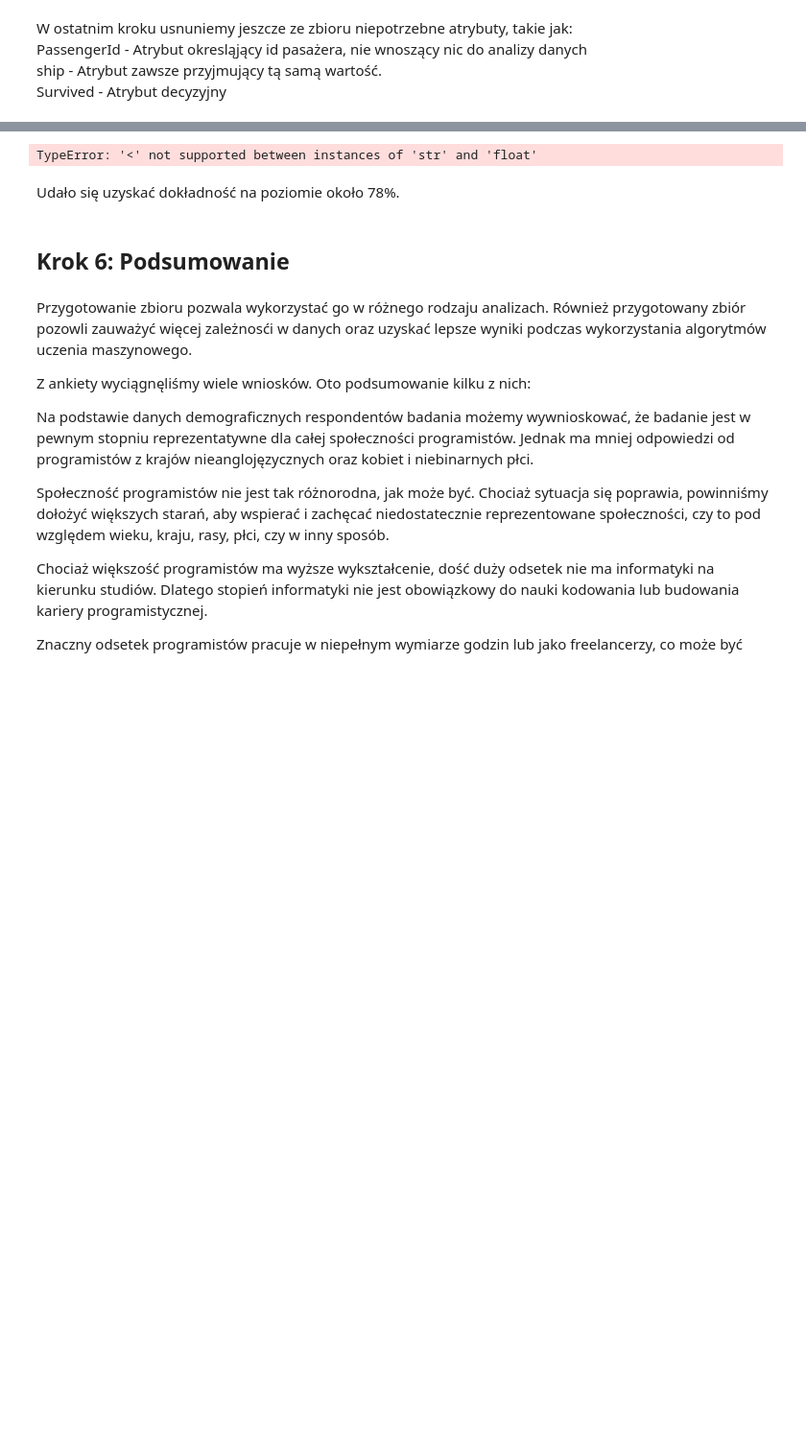
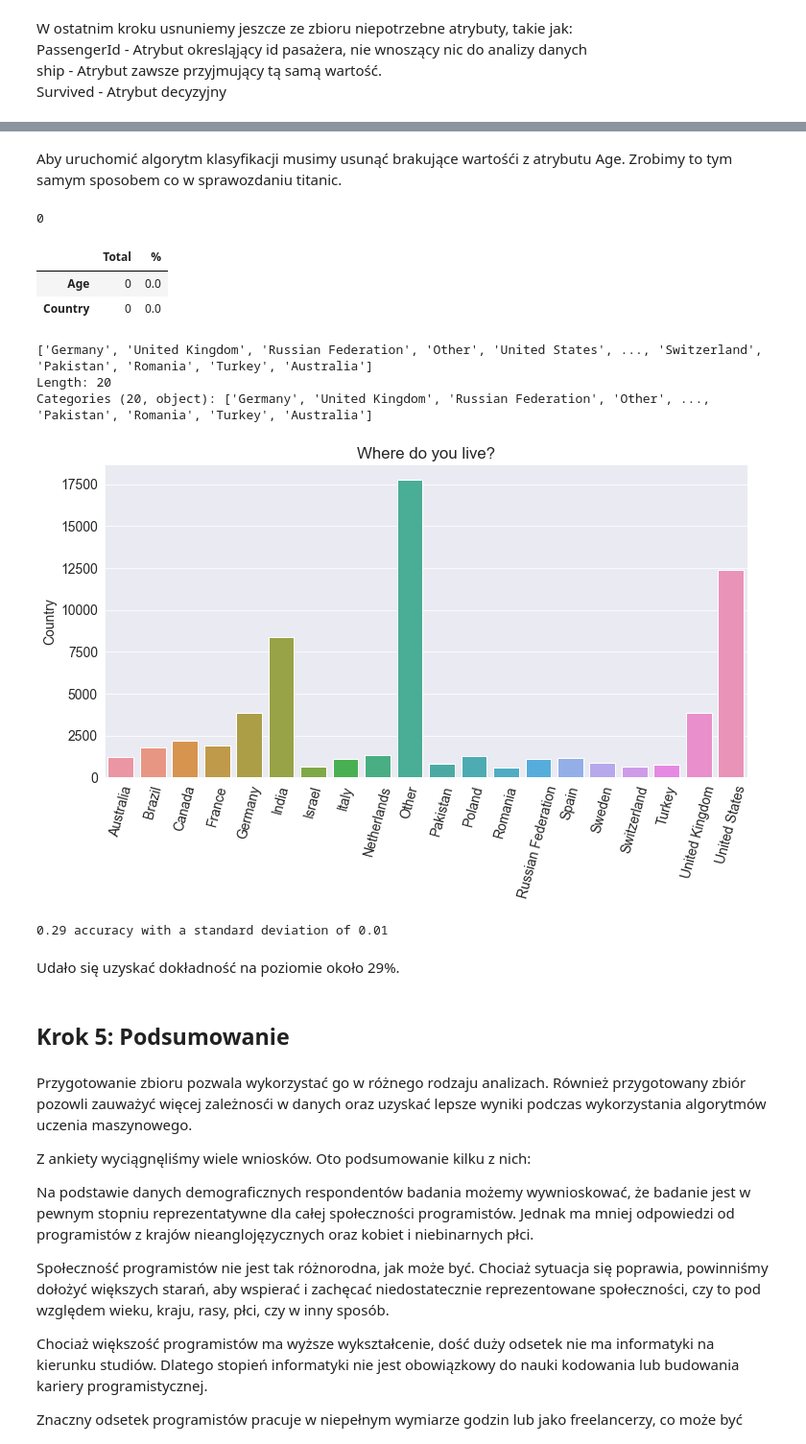
Before and after one commit to Tahimari/siwb_lab_4, a Jupyter notebook: stackoverflow_survey_data_analysis.ipynb, the cells around one changed output, grey strips where cells are left out. Shown: that part at 96% size. Cells and saved outputs as stored; diff of their text form; code cells hidden in the pictures; blank space fills up the shorter version.

```diff
--- a/stackoverflow_survey_data_analysis.ipynb
+++ b/stackoverflow_survey_data_analysis.ipynb
@@ -685,16 +714,84 @@ X_data
+# %% [markdown]
+Aby uruchomić algorytm klasyfikacji musimy usunąć brakujące wartośći z atrybutu Age. Zrobimy to tym samym sposobem co w sprawozdaniu titanic.
+# %%
+mean = X_data["Age"].mean()
+std = X_data["Age"].std()
+is_null = X_data["Age"].isnull().sum()
+
+#  Losujmey wartości z przedziału wartości średniej i odchylenia standardowego atrybutu "Age"
+rand_age = np.random.randint(mean - std, mean + std, size = is_null)
+
+# Uzpełniamy puste wartości w atrybucie "Age" wylosowanymi wartościami
+age_slice = X_data["Age"].copy()
+age_slice[np.isnan(age_slice)] = rand_age
+X_data["Age"] = age_slice
+X_data["Age"] = X_data["Age"].astype(int)
+X_data["Age"].isnull().sum()
+# %% [output]
+0
+# %%
+X_data = X_data.dropna(axis=0, how='any')
+# %%
+total = X_data.isnull().sum().sort_values(ascending=False)
+percent_1 = X_data.isnull().sum()/X_data.isnull().count()*100
+percent_2 = (round(percent_1, 1)).sort_values(ascending=False)
+missing_data = pd.concat([total, percent_2], axis=1, keys=['Total', '%'])
+missing_data.head(20)
+# %% [output]
+|  | Total | % |
+| Age | 0 | 0.0 |
+| Country | 0 | 0.0 |
+# %%
+class ChainedAssignent:
+    def __init__(self, chained=None):
+        acceptable = [None, 'warn', 'raise']
+        assert chained in acceptable, "chained must be in " + str(acceptable)
+        self.swcw = chained
+
+    def __enter__(self):
+        self.saved_swcw = pd.options.mode.chained_assignment
+        pd.options.mode.chained_assignment = self.swcw
+        return self
+
+    def __exit__(self, *args):
+        pd.options.mode.chained_assignment = self.saved_swcw
+# %%
+freq = X_data['Country'].value_counts()
+with ChainedAssignent():
+    X_data['Country'][~X_data['Country'].isin(freq.index[:19])] = 'Other'
+    X_data['Country'] = X_data['Country'].astype('category')
+X_data['Country'].unique()
+# %% [output]
+['Germany', 'United Kingdom', 'Russian Federation', 'Other', 'United States', ..., 'Switzerland', 'Pakistan', 'Romania', 'Turkey', 'Australia']
+Length: 20
+Categories (20, object): ['Germany', 'United Kingdom', 'Russian Federation', 'Other', ..., 'Pakistan', 'Romania', 'Turkey', 'Australia']
+# %%
+top_countries = X_data['Country'].value_counts().head(20)
+top_countries
+plt.figure(figsize=(12,6))
+plt.xticks(rotation=75)
+plt.title(schema.Country)
+
+sns.barplot(x=top_countries.index, y=top_countries);
+# %% [output]
+[figure, added]
 # %%
-Y_data = data['Country'];
+Y_data = X_data['Country'].copy();
+X_data = X_data.drop('Country', axis=1)
+le = preprocessing.LabelEncoder()
+le.fit(Y_data)
+Y_data = le.transform(Y_data)
 
 decision_tree = DecisionTreeClassifier()
 scores = cross_val_score(decision_tree, X_data, Y_data, cv=10)
 scores
 print("%0.2f accuracy with a standard deviation of %0.2f" % (scores.mean(), scores.std()))
 # %% [output]
-TypeError: '<' not supported between instances of 'str' and 'float'
+0.29 accuracy with a standard deviation of 0.01
 # %% [markdown]
-Udało się uzyskać dokładność na poziomie około 78%.
+Udało się uzyskać dokładność na poziomie około 29%.
 # %% [markdown]
-## Krok 6: Podsumowanie
+## Krok 5: Podsumowanie
 # %% [markdown]
 Przygotowanie zbioru pozwala wykorzystać go w różnego rodzaju analizach. Również przygotowany zbiór pozowli zauważyć więcej zależnosći w danych oraz uzyskać lepsze wyniki podczas wykorzystania algorytmów uczenia maszynowego.
 
```
Also changed, not shown: parts of 8 cells of this notebook.
